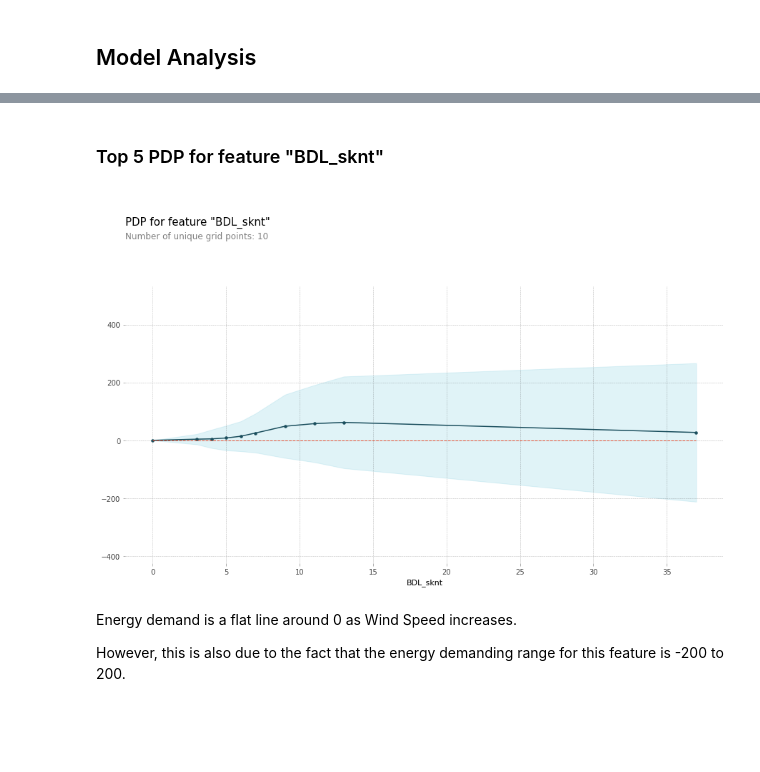
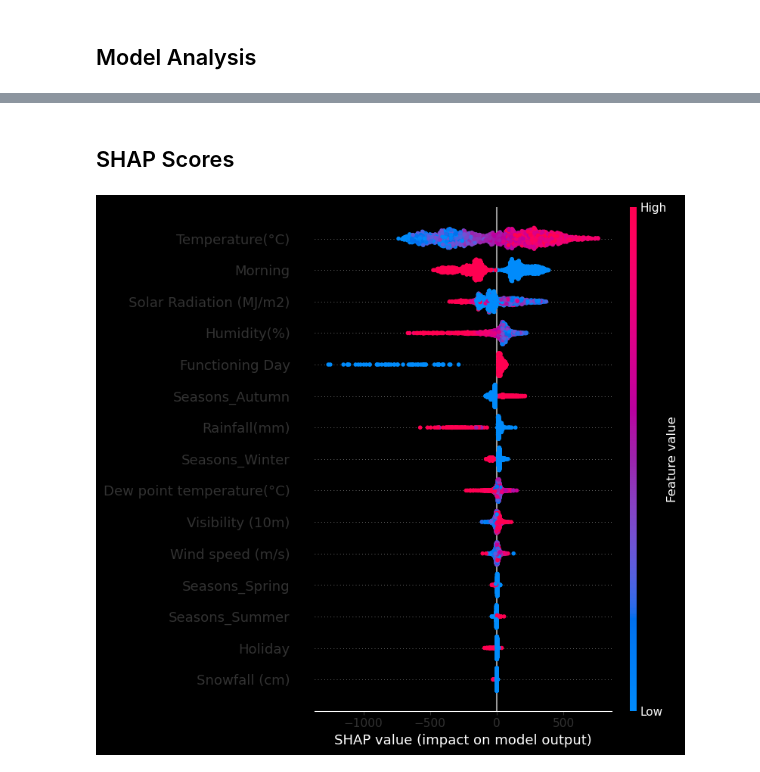
Before and after one commit to majinmarco/ML-Practice, a Jupyter notebook: Seoul Bike Fares/Seoul_Fares.ipynb, the cells around one changed output, grey strips where cells are left out. Drawn from its saved outputs; the diff is of its cells as text; code cells hidden in the pictures; blank space fills up the shorter version.

Commit message:
Final Seoul Bike Fares notebook

```diff
--- a/Seoul Bike Fares/Seoul_Fares.ipynb
+++ b/Seoul Bike Fares/Seoul_Fares.ipynb
@@ -435,12 +362,12 @@ However, this is also due to the fact that the energy demanding range for this f
-# %% [markdown]
-### Top 5 PDP for feature "BDL_sknt"
-# %%
-pdp_goals = pdp.pdp_isolate(model=clf, dataset=X_train, model_features=X_train.columns, feature=X_train.columns[4])
-pdp.pdp_plot(pdp_goals, X_train.columns[4])
-plt.show()
-# %% [output]
-[figure, removed]
-# %% [markdown]
-Energy demand is a flat line around 0 as Wind Speed increases.
-
-However, this is also due to the fact that the energy demanding range for this feature is -200 to 200.
+# %% [markdown]
+## SHAP Scores
+# %%
+import shap
+
+X_test = pd.DataFrame(X_test, columns = df.drop("Rented Bike Count", axis = 1).columns)
+explainer = shap.TreeExplainer(best_model)
+shap_values = explainer(X_test)
+# %%
+shap.summary_plot(shap_values, X_test)  # Summary bar plot
+# %% [output]
+[figure, added]
```
Also changed, not shown: parts of 21 cells of this notebook.
